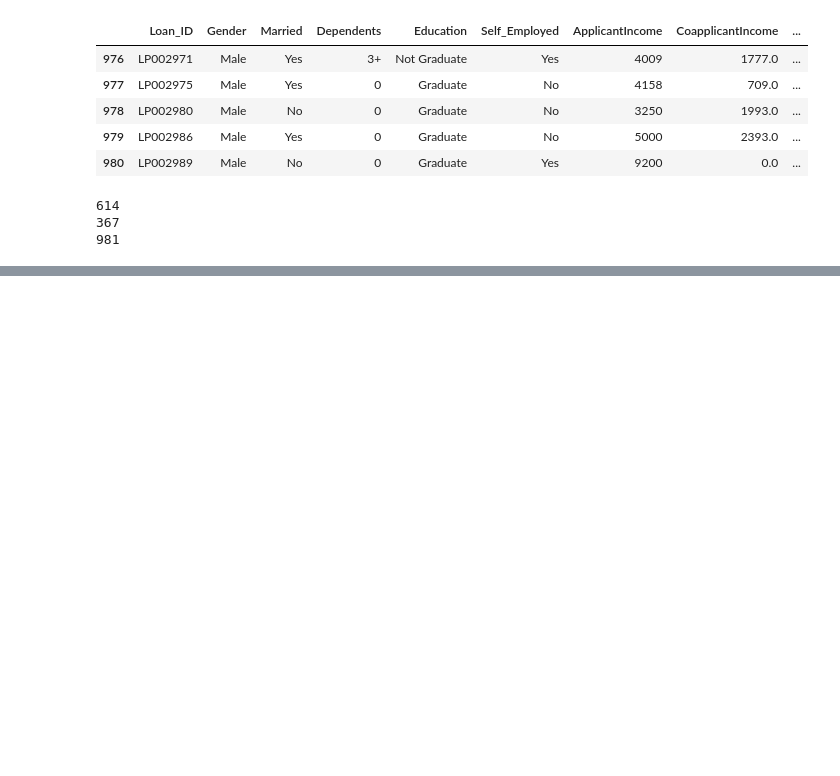
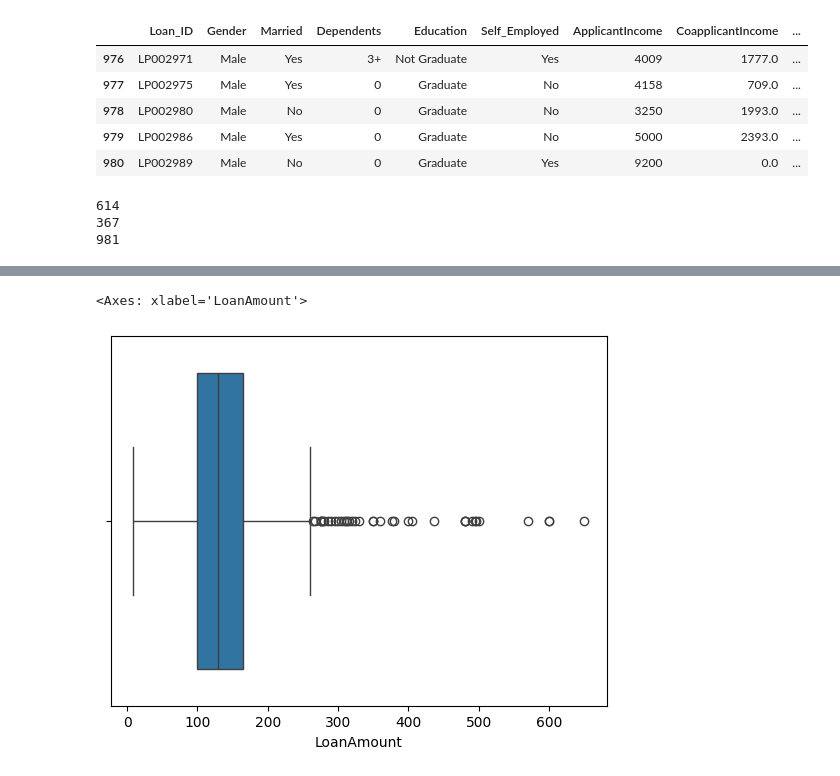
Before and after one commit to raji-ayyub/gen_ai_backend, a Jupyter notebook: task_25.ipynb, the cells around one changed output, grey strips where cells are left out. Cells and saved outputs as stored; diff of their text form; code cells hidden in the pictures; blank space fills up the shorter version.

```diff
--- a/task_25.ipynb
+++ b/task_25.ipynb
@@ -110,0 +250,5 @@ dataset[dataset["Loan_Status"].isnull()]
+# %%
+sns.boxplot(x=data1["LoanAmount"])
+# %% [output]
+<Axes: xlabel='LoanAmount'>
+[figure, added]
```
Also changed, not shown: parts of 20 cells of this notebook.
